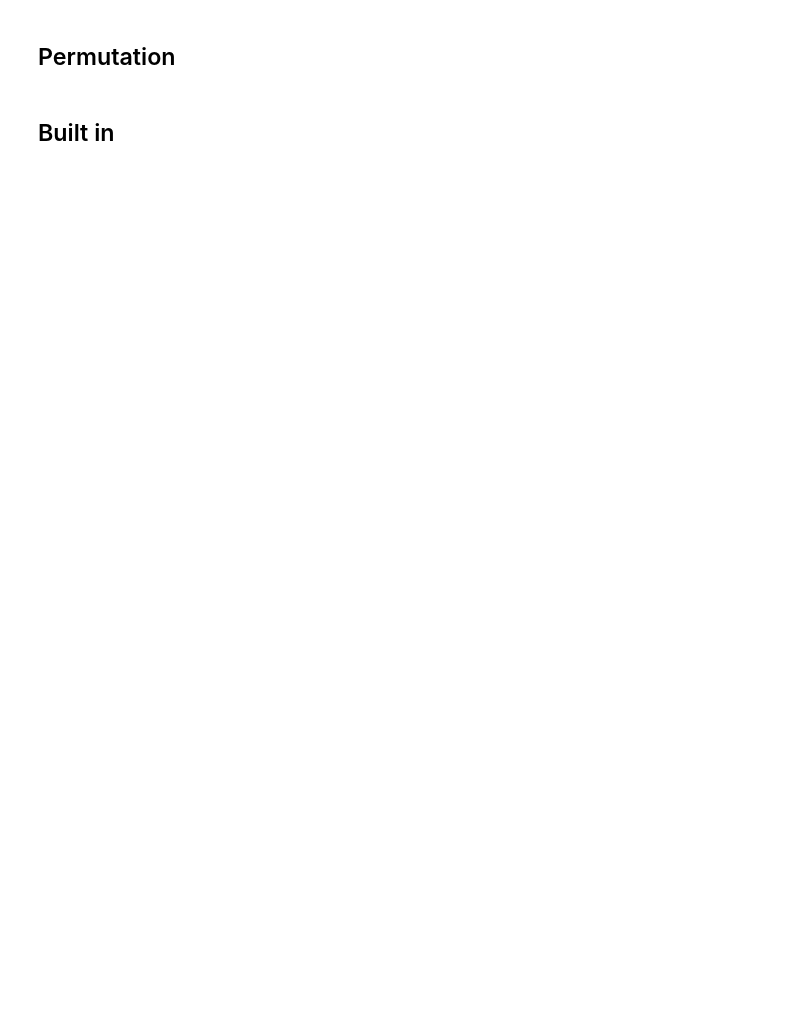
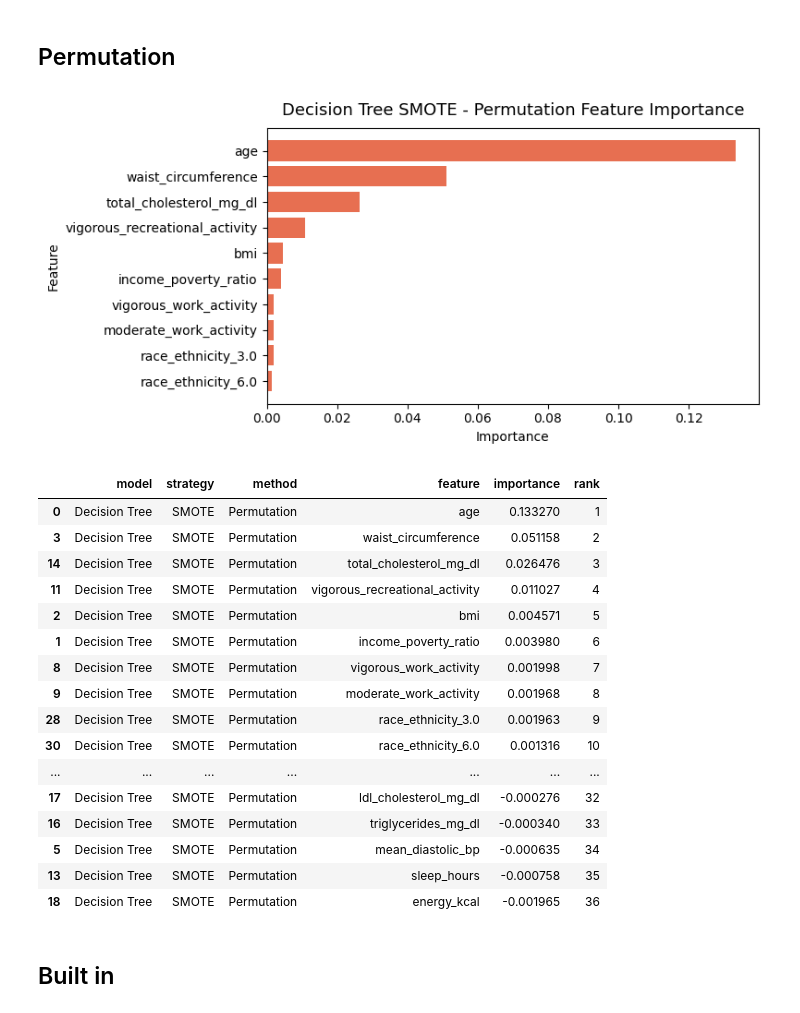
Before and after one commit to KaylanDG/Feature_Importance_DT2_Prediction, a Jupyter notebook: DecisionTree/decision_tree_A.ipynb, the cells around one changed output. Drawn from its saved outputs; the diff is of its cells as text; code cells hidden in the pictures; blank space fills up the shorter version.

```diff
--- a/DecisionTree/decision_tree_A.ipynb
+++ b/DecisionTree/decision_tree_A.ipynb
@@ -184,30 +219,64 @@ shap_df.to_csv("../RESULTS/FEATURE IMPORTANCE/decision_tree_oversampling_shap.cs
 ## Permutation
 # %%
 # Permutation feature importance
-feature_names = X_test_final.columns
 
 perm_result = permutation_importance(
     estimator=best_model,
     X=X_test_final,
     y=y_test,
     scoring="roc_auc",
     n_repeats=10,
     random_state=42,
     n_jobs=-1
 )
-perm_importance = perm_result.importances_mean
+
+perm_importance = pd.Series(perm_result.importances_mean, index=X_test_final.columns)
 perm_rank = perm_importance.rank(ascending=False, method="first").astype(int)
 
-permutation_df = pd.DataFrame({
+perm_df = pd.DataFrame({
     "model": "Decision Tree",
     "strategy": "SMOTE",
     "method": "Permutation",
-    "feature": feature_names,
-    "importance": perm_importance,
-    "rank": perm_rank
+    "feature": perm_importance.index,
+    "importance": perm_importance.values,
+    "rank": perm_rank.values
 })
 
-permutation_df.to_csv("../RESULTS/FEATURE IMPORTANCE/decision_tree_oversampling_permutation.csv", index=False)
+# Store to CSV
+perm_df = perm_df[["model", "strategy", "method", "feature", "importance", "rank"]].sort_values("rank")
+perm_df.to_csv("../RESULTS/FEATURE/decision_tree_SMOTE_permutation.csv", index=False)
+
+# Visualization
+fig, ax = plt.subplots(figsize=(8, 4))
+top_perm = perm_df.head(10).sort_values("importance")
+ax.barh(top_perm["feature"], top_perm["importance"], color="#e76f51")
+ax.set_title("Decision Tree SMOTE - Permutation Feature Importance", color="black", fontsize=13, pad=10)
+ax.set_xlabel("Importance", color="black")
+ax.set_ylabel("Feature", color="black")
+ax.tick_params(colors="black")
+plt.tight_layout()
+plt.show()
+
+perm_df
+# %% [output]
+[figure, added]
+|  | model | strategy | method | feature | importance | rank |
+| 0 | Decision Tree | SMOTE | Permutation | age | 0.133270 | 1 |
+| 3 | Decision Tree | SMOTE | Permutation | waist_circumference | 0.051158 | 2 |
+| 14 | Decision Tree | SMOTE | Permutation | total_cholesterol_mg_dl | 0.026476 | 3 |
+| 11 | Decision Tree | SMOTE | Permutation | vigorous_recreational_activity | 0.011027 | 4 |
+| 2 | Decision Tree | SMOTE | Permutation | bmi | 0.004571 | 5 |
+| 1 | Decision Tree | SMOTE | Permutation | income_poverty_ratio | 0.003980 | 6 |
+| 8 | Decision Tree | SMOTE | Permutation | vigorous_work_activity | 0.001998 | 7 |
+| 9 | Decision Tree | SMOTE | Permutation | moderate_work_activity | 0.001968 | 8 |
+| 28 | Decision Tree | SMOTE | Permutation | race_ethnicity_3.0 | 0.001963 | 9 |
+| 30 | Decision Tree | SMOTE | Permutation | race_ethnicity_6.0 | 0.001316 | 10 |
+| ... | ... | ... | ... | ... | ... | ... |
+| 17 | Decision Tree | SMOTE | Permutation | ldl_cholesterol_mg_dl | -0.000276 | 32 |
+| 16 | Decision Tree | SMOTE | Permutation | triglycerides_mg_dl | -0.000340 | 33 |
+| 5 | Decision Tree | SMOTE | Permutation | mean_diastolic_bp | -0.000635 | 34 |
+| 13 | Decision Tree | SMOTE | Permutation | sleep_hours | -0.000758 | 35 |
+| 18 | Decision Tree | SMOTE | Permutation | energy_kcal | -0.001965 | 36 |
 # %% [markdown]
 ## Built in
 # %%
```
Also changed, not shown: parts of 3 cells of this notebook, 1 other file.
